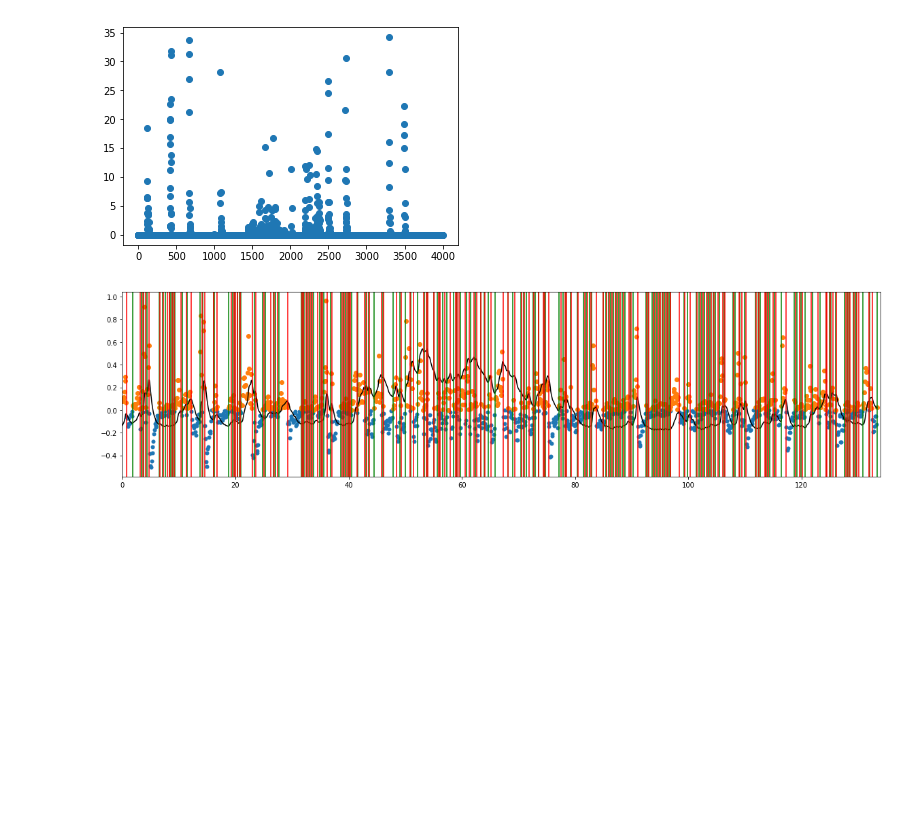
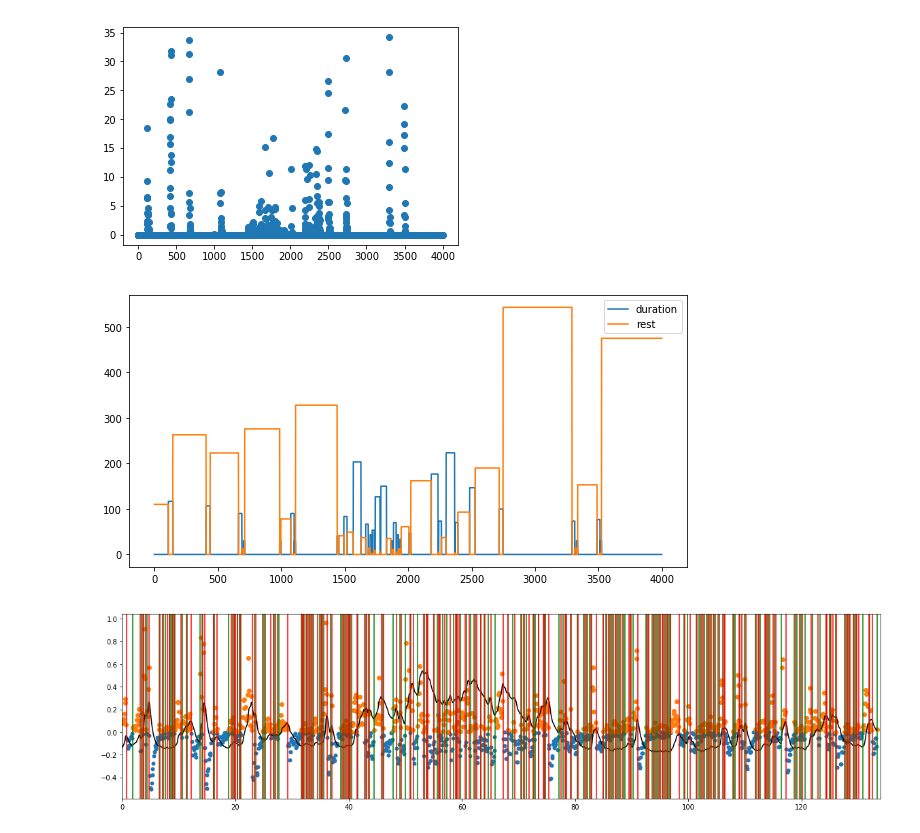
Before and after one commit to brmullen/SIP2019, a Jupyter notebook: JimmySIP/SIP2019[BME-03(Biomed. Engi.)].ipynb, the cells around one changed output. Drawn from its saved outputs; the diff is of its cells as text; code cells hidden in the pictures; blank space fills up the shorter version.

```diff
--- a/JimmySIP/SIP2019[BME-03(Biomed. Engi.)].ipynb
+++ b/JimmySIP/SIP2019[BME-03(Biomed. Engi.)].ipynb
@@ -230,36 +230,71 @@ def motionCharacterize(array3d):
     threshold[mag_mean > 0] = 1
     frame_ind = np.where(threshold == 1)
 
     start = []
     end = []
     for i, frame in enumerate(frame_ind[0]):
         if i == 0:
             start.append(frame)
         elif len(frame_ind[0])-1 == i:
             end.append(frame)
         elif (frame + 1) != (frame_ind[0][i + 1]):
             end.append(frame)
             start.append(frame_ind[0][i + 1])
 
 #     Duration of event frames in seconds
     event_frames = (np.array(end) - np.array(start))/30
 
     mag_per_event = np.zeros(array3d.shape[0])
+    duration = np.zeros(array3d.shape[0])
+    rest = np.zeros_like(duration)
+
     for i, st in enumerate(start):
+        if i == 0:
+            rest[:st] = st
+            rest[end[i]:start[i+1]] = start[i+1] - end[i]
+        elif i == len(start)-1:
+            rest[end[i]:] = rest.shape[0] - end[i]
+        else:
+            rest[end[i]:start[i+1]] = start[i+1] - end[i]
         mag_per_event[st:end[i]] = np.sum(array3d[st:end[i]])/event_frames[i]
+        duration[st:end[i]] = event_frames[i]
 
-#   Magnitude events
+# #     Duration intervals
+#     frame_durations = []
+#     for i in range(len(start)):
+#         interval = end[i] - start[i]
+#         frame_durations.append(interval)
+#     print(frame_durations)
+
+    #   Magnitude events
 #     fig = plt.figure(figsize = (10,5))
 #     plt.plot(brain_magnitude, color='k')
 #     plt.plot(mag_mean,color='g')
 #     plt.plot(threshold,color='r')
 #     plt.ylim([0,2])
 #     plt.show()
 #     plt.plot(mag_per_event)
 #     plt.show()
 
-    return mag_per_event
-mag_data = motionCharacterize(mov)
+#     print(frame_durations[1])
+#     for i in frame_durations:
+#     print(dfDur)
+
+
+    return mag_per_event, duration, rest
+dfDur = pd.DataFrame()
+
+dfDur['mag_per_event'], dfDur['duration'], dfDur['rest']= motionCharacterize(mov)
+# mag_data = motionCharacterize(mov)
+# plt.plot(dfDur['mag_per_event'])
+
+fig = plt.figure(figsize=(10,5))
+plt.plot(dfDur['duration'] * 100, label='duration')
+plt.plot(dfDur['rest'], label='rest')
+plt.legend()
+plt.show()
+# %% [output]
+[figure, added]
 # %%
 der = np.zeros_like(dfof)*10
 # Brain Activity Boundaries
```
Also changed, not shown: parts of 4 cells of this notebook, 1 other file.
